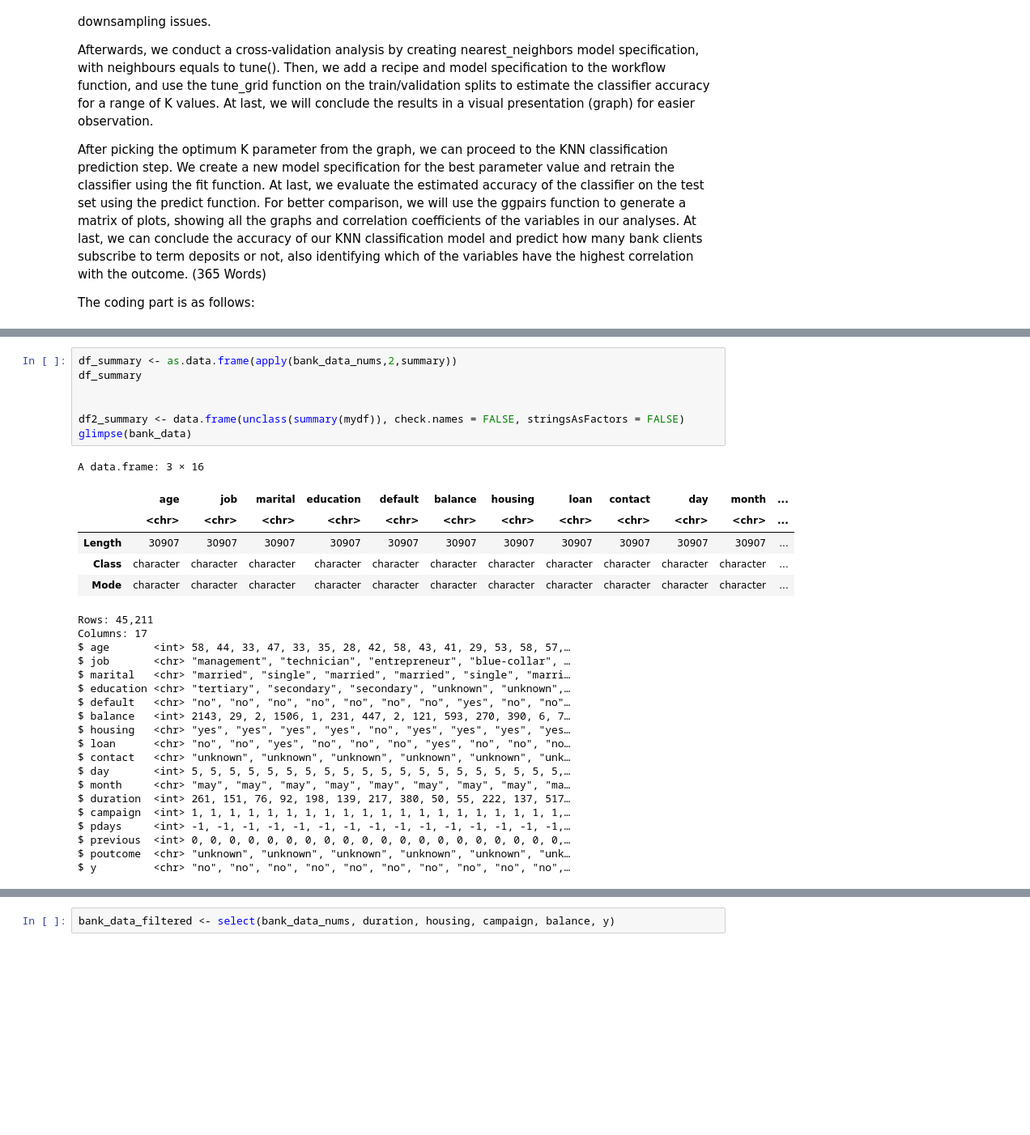
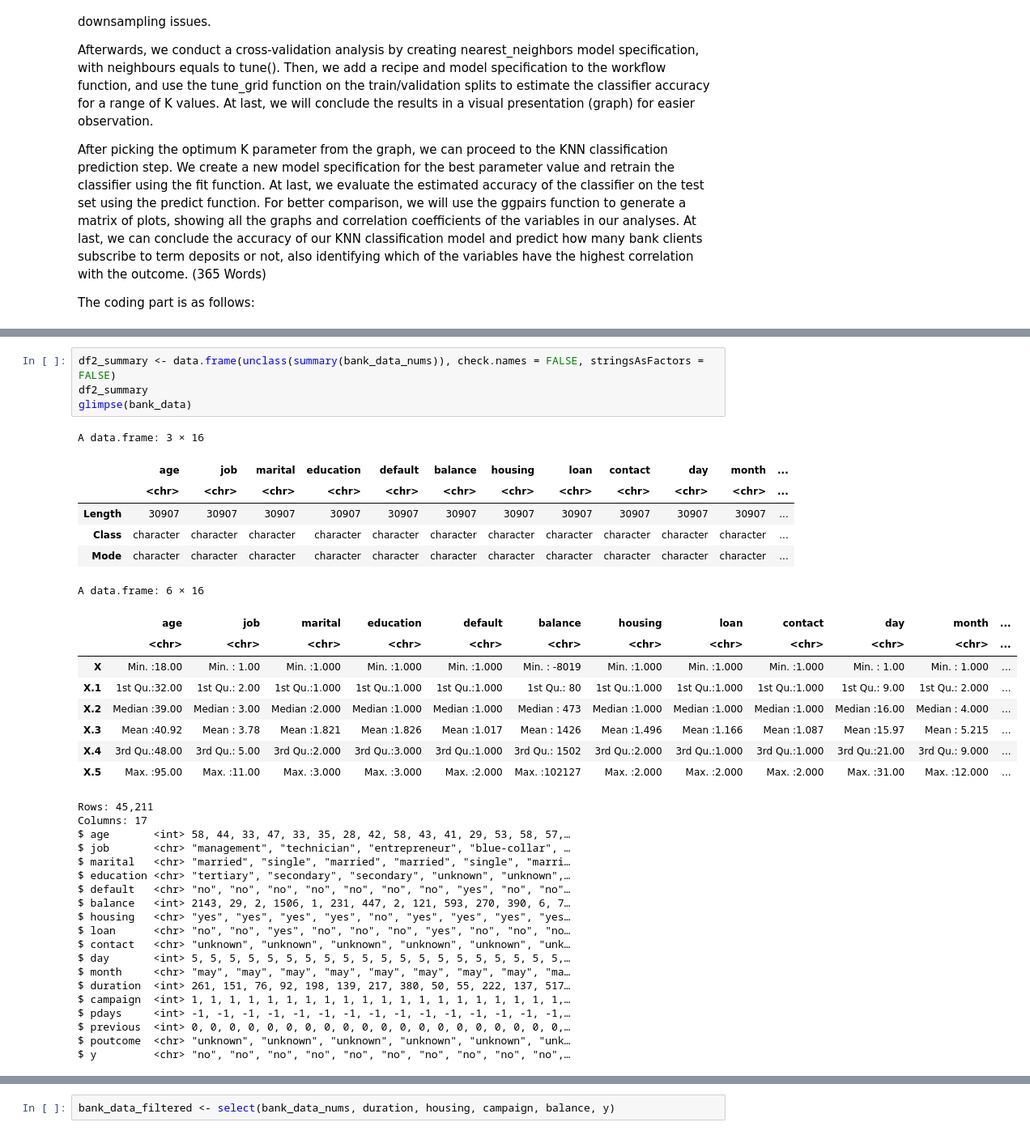
Before and after one commit to ArmaanKara/DSCI25Project, a Jupyter notebook: Final_Project.ipynb, the cells around one changed output, grey strips where cells are left out. Shown: that part at 81% size. Drawn from its saved outputs; the diff is of its cells as text; blank space fills up the shorter version.

Commit message:
fixed the summary data frame

```diff
--- a/Final_Project.ipynb
+++ b/Final_Project.ipynb
@@ -142,38 +145,44 @@ A tibble: 30907 × 16
 | 57 | 2 | 2 | 1 | 1 | 668 | 1 | 1 | 2 | 17 | 4 | 508 | ... |
 | 37 | 7 | 2 | 1 | 1 | 2971 | 1 | 1 | 1 | 17 | 4 | 361 | ... |
 # %%
-df_summary <- as.data.frame(apply(bank_data_nums,2,summary))
-df_summary
-
-
-df2_summary <- data.frame(unclass(summary(mydf)), check.names = FALSE, stringsAsFactors = FALSE)
+df2_summary <- data.frame(unclass(summary(bank_data_nums)), check.names = FALSE, stringsAsFactors = FALSE)
+df2_summary
 glimpse(bank_data)
 # %% [output]
 A data.frame: 3 × 16
 |  | age | job | marital | education | default | balance | housing | loan | contact | day | month | ... |
 |  | <chr> | <chr> | <chr> | <chr> | <chr> | <chr> | <chr> | <chr> | <chr> | <chr> | <chr> | ... |
 | Length | 30907 | 30907 | 30907 | 30907 | 30907 | 30907 | 30907 | 30907 | 30907 | 30907 | 30907 | ... |
 | Class | character | character | character | character | character | character | character | character | character | character | character | ... |
 | Mode | character | character | character | character | character | character | character | character | character | character | character | ... |
-Rows: 45,211
-Columns: 17
-$ age       <int> 58, 44, 33, 47, 33, 35, 28, 42, 58, 43, 41, 29, 53, 58, 57,…
-$ job       <chr> "management", "technician", "entrepreneur", "blue-collar", …
-$ marital   <chr> "married", "single", "married", "married", "single", "marri…
-$ education <chr> "tertiary", "secondary", "secondary", "unknown", "unknown",…
-$ default   <chr> "no", "no", "no", "no", "no", "no", "no", "yes", "no", "no"…
-$ balance   <int> 2143, 29, 2, 1506, 1, 231, 447, 2, 121, 593, 270, 390, 6, 7…
-$ housing   <chr> "yes", "yes", "yes", "yes", "no", "yes", "yes", "yes", "yes…
-$ loan      <chr> "no", "no", "yes", "no", "no", "no", "yes", "no", "no", "no…
-$ contact   <chr> "unknown", "unknown", "unknown", "unknown", "unknown", "unk…
-$ day       <int> 5, 5, 5, 5, 5, 5, 5, 5, 5, 5, 5, 5, 5, 5, 5, 5, 5, 5, 5, 5,…
-$ month     <chr> "may", "may", "may", "may", "may", "may", "may", "may", "ma…
-$ duration  <int> 261, 151, 76, 92, 198, 139, 217, 380, 50, 55, 222, 137, 517…
-$ campaign  <int> 1, 1, 1, 1, 1, 1, 1, 1, 1, 1, 1, 1, 1, 1, 1, 1, 1, 1, 1, 1,…
-$ pdays     <int> -1, -1, -1, -1, -1, -1, -1, -1, -1, -1, -1, -1, -1, -1, -1,…
-$ previous  <int> 0, 0, 0, 0, 0, 0, 0, 0, 0, 0, 0, 0, 0, 0, 0, 0, 0, 0, 0, 0,…
-$ poutcome  <chr> "unknown", "unknown", "unknown", "unknown", "unknown", "unk…
-$ y         <chr> "no", "no", "no", "no", "no", "no", "no", "no", "no", "no",…
+A data.frame: 6 × 16
+|  | age | job | marital | education | default | balance | housing | loan | contact | day | month | ... |
+|  | <chr> | <chr> | <chr> | <chr> | <chr> | <chr> | <chr> | <chr> | <chr> | <chr> | <chr> | ... |
+| X | Min. :18.00 | Min. : 1.00 | Min. :1.000 | Min. :1.000 | Min. :1.000 | Min. : -8019 | Min. :1.000 | Min. :1.000 | Min. :1.000 | Min. : 1.00 | Min. : 1.000 | ... |
+| X.1 | 1st Qu.:32.00 | 1st Qu.: 2.00 | 1st Qu.:1.000 | 1st Qu.:1.000 | 1st Qu.:1.000 | 1st Qu.: 80 | 1st Qu.:1.000 | 1st Qu.:1.000 | 1st Qu.:1.000 | 1st Qu.: 9.00 | 1st Qu.: 2.000 | ... |
+| X.2 | Median :39.00 | Median : 3.00 | Median :2.000 | Median :1.000 | Median :1.000 | Median : 473 | Median :1.000 | Median :1.000 | Median :1.000 | Median :16.00 | Median : 4.000 | ... |
+| X.3 | Mean :40.92 | Mean : 3.78 | Mean :1.821 | Mean :1.826 | Mean :1.017 | Mean : 1426 | Mean :1.496 | Mean :1.166 | Mean :1.087 | Mean :15.97 | Mean : 5.215 | ... |
+| X.4 | 3rd Qu.:48.00 | 3rd Qu.: 5.00 | 3rd Qu.:2.000 | 3rd Qu.:3.000 | 3rd Qu.:1.000 | 3rd Qu.: 1502 | 3rd Qu.:2.000 | 3rd Qu.:1.000 | 3rd Qu.:1.000 | 3rd Qu.:21.00 | 3rd Qu.: 9.000 | ... |
+| X.5 | Max. :95.00 | Max. :11.00 | Max. :3.000 | Max. :3.000 | Max. :2.000 | Max. :102127 | Max. :2.000 | Max. :2.000 | Max. :2.000 | Max. :31.00 | Max. :12.000 | ... |
+Rows: 45,211
+Columns: 17
+$ age       <int> 58, 44, 33, 47, 33, 35, 28, 42, 58, 43, 41, 29, 53, 58, 57,…
+$ job       <chr> "management", "technician", "entrepreneur", "blue-collar", …
+$ marital   <chr> "married", "single", "married", "married", "single", "marri…
+$ education <chr> "tertiary", "secondary", "secondary", "unknown", "unknown",…
+$ default   <chr> "no", "no", "no", "no", "no", "no", "no", "yes", "no", "no"…
+$ balance   <int> 2143, 29, 2, 1506, 1, 231, 447, 2, 121, 593, 270, 390, 6, 7…
+$ housing   <chr> "yes", "yes", "yes", "yes", "no", "yes", "yes", "yes", "yes…
+$ loan      <chr> "no", "no", "yes", "no", "no", "no", "yes", "no", "no", "no…
+$ contact   <chr> "unknown", "unknown", "unknown", "unknown", "unknown", "unk…
+$ day       <int> 5, 5, 5, 5, 5, 5, 5, 5, 5, 5, 5, 5, 5, 5, 5, 5, 5, 5, 5, 5,…
+$ month     <chr> "may", "may", "may", "may", "may", "may", "may", "may", "ma…
+$ duration  <int> 261, 151, 76, 92, 198, 139, 217, 380, 50, 55, 222, 137, 517…
+$ campaign  <int> 1, 1, 1, 1, 1, 1, 1, 1, 1, 1, 1, 1, 1, 1, 1, 1, 1, 1, 1, 1,…
+$ pdays     <int> -1, -1, -1, -1, -1, -1, -1, -1, -1, -1, -1, -1, -1, -1, -1,…
+$ previous  <int> 0, 0, 0, 0, 0, 0, 0, 0, 0, 0, 0, 0, 0, 0, 0, 0, 0, 0, 0, 0,…
+$ poutcome  <chr> "unknown", "unknown", "unknown", "unknown", "unknown", "unk…
+$ y         <chr> "no", "no", "no", "no", "no", "no", "no", "no", "no", "no",…
 # %%
 library(gridExtra)
 options(repr.plot.width=25, repr.plot.height=25)
```
Also changed, not shown: parts of 1 cell of this notebook.
